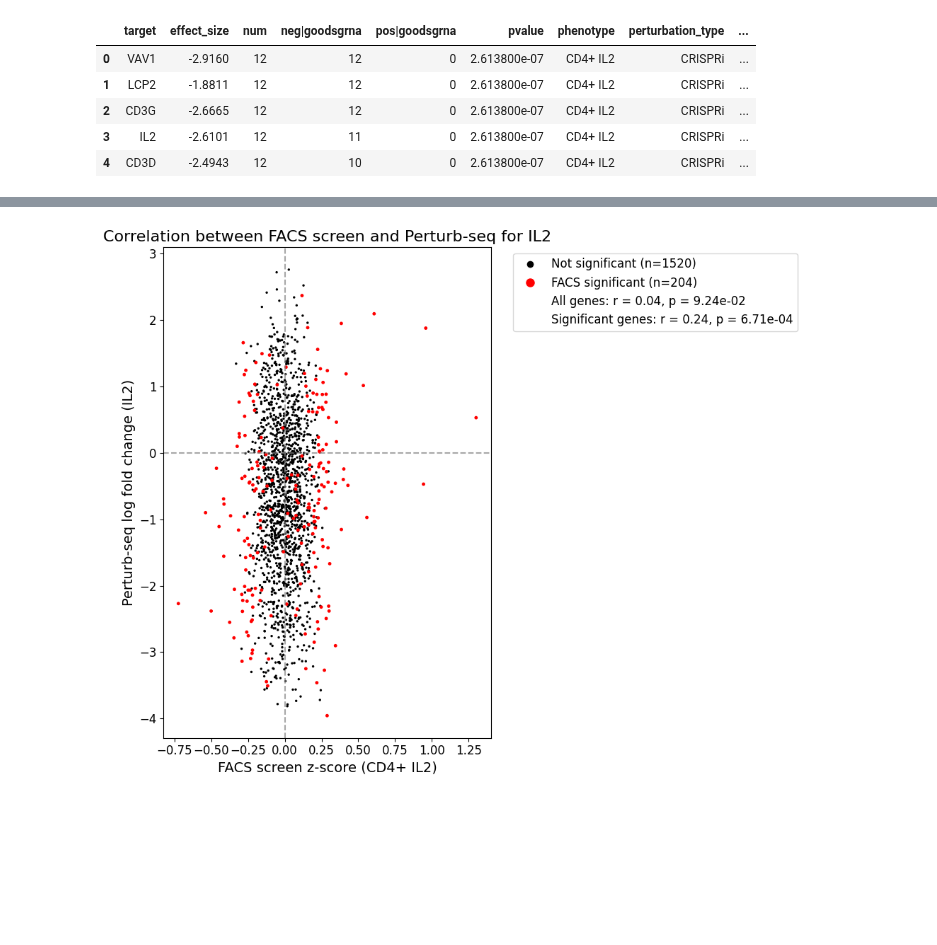
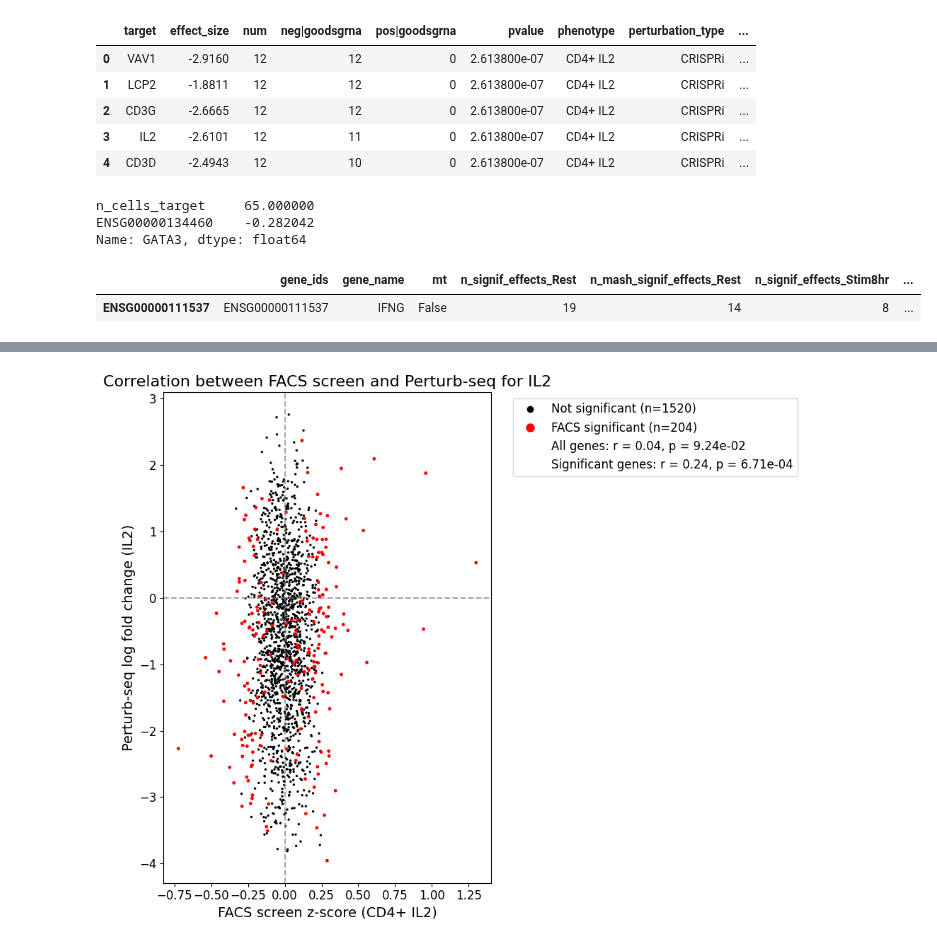
Before and after one commit to emdann/GWT_perturbseq_analysis_2025, a Jupyter notebook: src/3_DE_analysis/FACS_comparison.ipynb, the cells around one changed output, grey strips where cells are left out. Drawn from its saved outputs; the diff is of its cells as text; code cells hidden in the pictures; blank space fills up the shorter version.

```diff
--- a/src/3_DE_analysis/FACS_comparison.ipynb
+++ b/src/3_DE_analysis/FACS_comparison.ipynb
@@ -336,4 +361,21 @@ Combined FACS data shape: (46811, 10)
 | 2 | CD3G | -2.6665 | 12 | 12 | 0 | 2.613800e-07 | CD4+ IL2 | CRISPRi | ... |
 | 3 | IL2 | -2.6101 | 12 | 11 | 0 | 2.613800e-07 | CD4+ IL2 | CRISPRi | ... |
 | 4 | CD3D | -2.4943 | 12 | 10 | 0 | 2.613800e-07 | CD4+ IL2 | CRISPRi | ... |
+# %%
+cond = 'Stim8hr'
+gene = 'IL2RA'
+FACS_gene_id = adata_de.var_names[adata_de.var['gene_name'] == gene].tolist()[0]
+effect_on_facs_gene = sc.get.obs_df(adata_de[adata_de.obs['culture_condition'] == cond],
+                                        ['target_contrast_gene_name', 'n_cells_target', FACS_gene_id],
+                                        layer='zscore')
+effect_on_facs_gene.sort_values(FACS_gene_id).set_index('target_contrast_gene_name').loc['GATA3']
+# %% [output]
+n_cells_target     65.000000
+ENSG00000134460    -0.282042
+Name: GATA3, dtype: float64
+# %%
+adata_de.var[adata_de.var.gene_name == 'IFNG']
+# %% [output]
+|  | gene_ids | gene_name | mt | n_signif_effects_Rest | n_mash_signif_effects_Rest | n_signif_effects_Stim8hr | ... |
+| ENSG00000111537 | ENSG00000111537 | IFNG | False | 19 | 14 | 8 | ... |
 # %%
```
Also changed, not shown: parts of 8 cells of this notebook, 3 other files.
